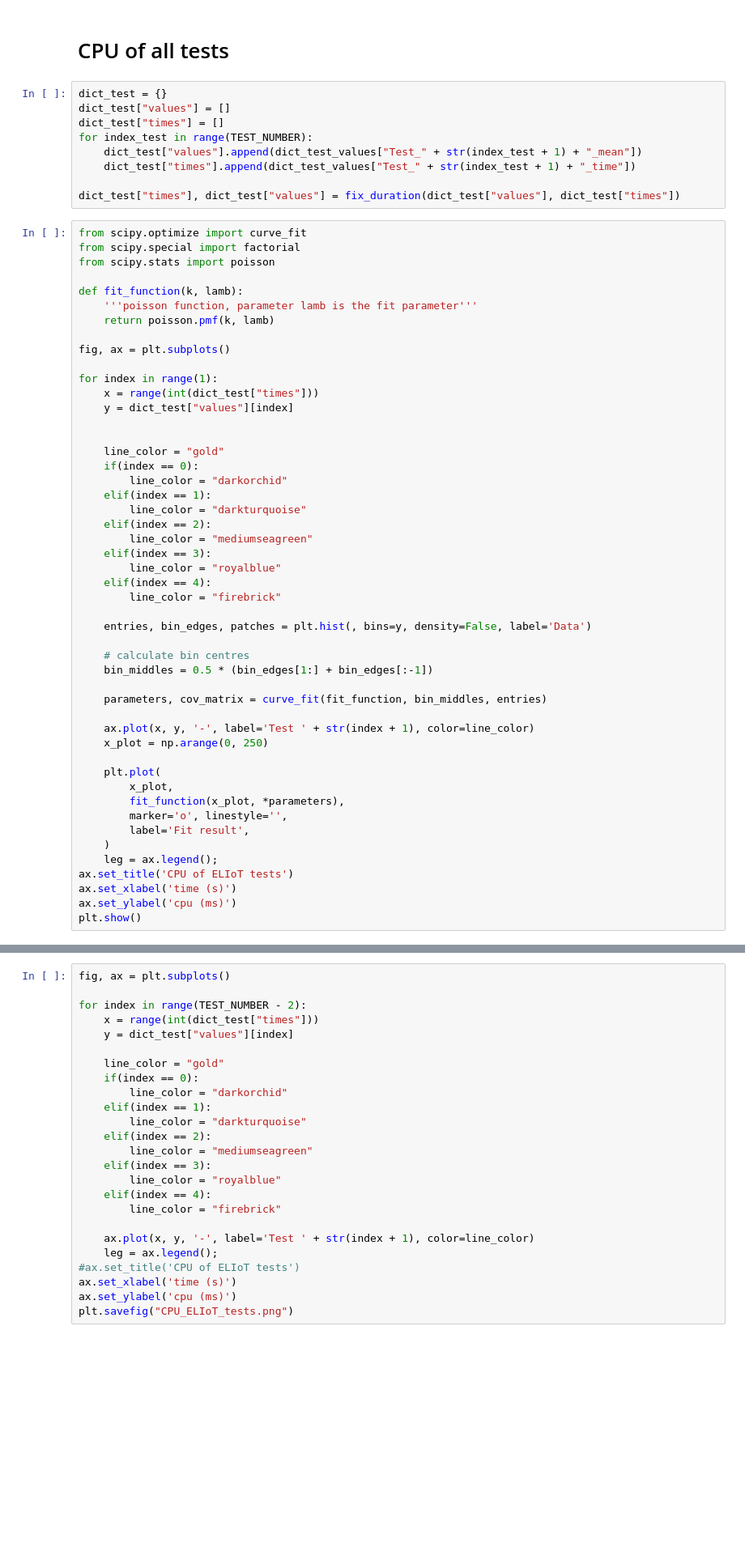
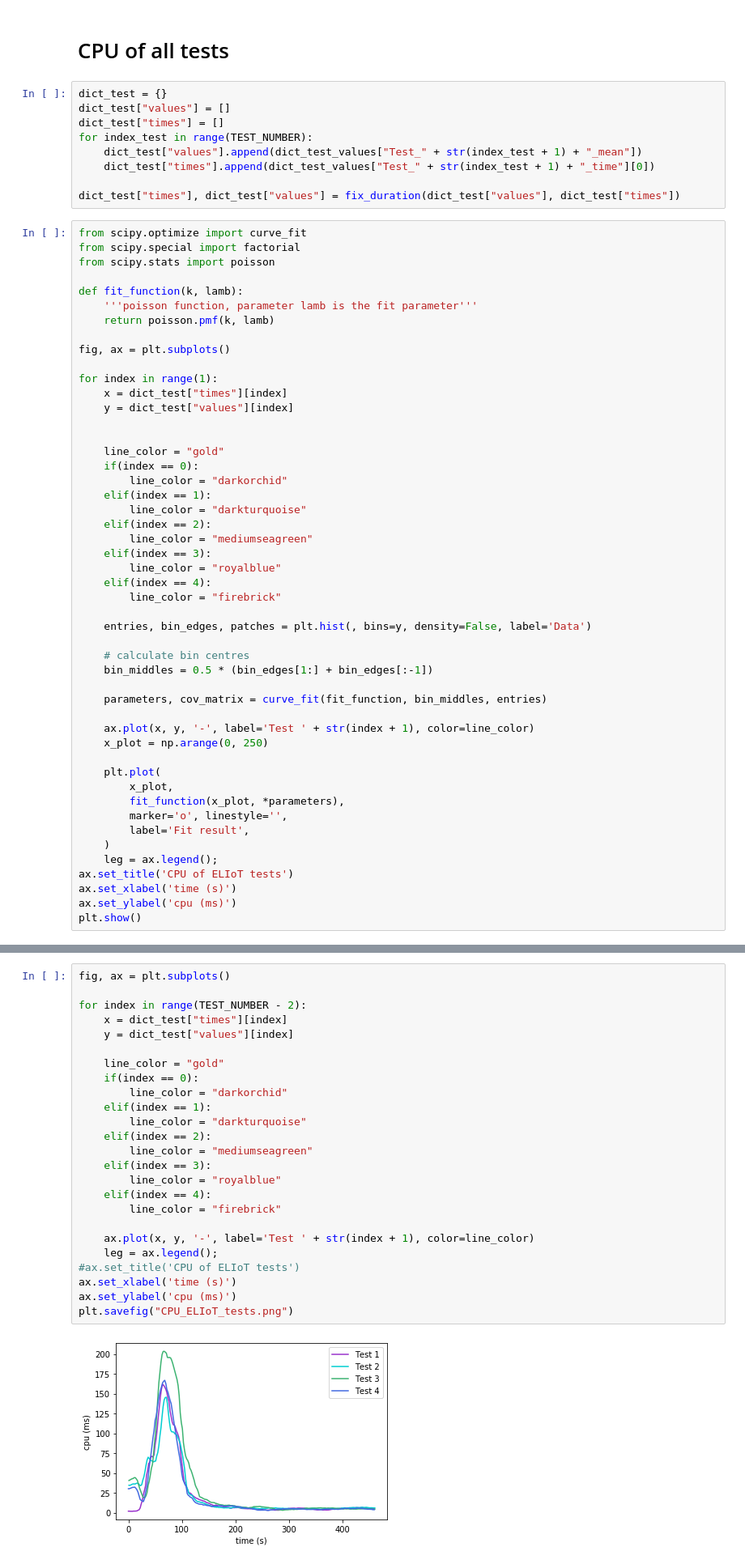
Before and after one commit to ricCap/ELIoT, a Jupyter notebook: stats/stats.ipynb, the cells around one changed output, grey strips where cells are left out. Shown: that part at 81% size. Saved outputs shown, nothing was run; the diff lists cells and outputs as text; blank space fills up the shorter version.

```diff
--- a/stats/stats.ipynb
+++ b/stats/stats.ipynb
@@ -842,7 +878,7 @@ dict_test["values"] = []
 dict_test["times"] = []
 for index_test in range(TEST_NUMBER):
     dict_test["values"].append(dict_test_values["Test_" + str(index_test + 1) + "_mean"])
-    dict_test["times"].append(dict_test_values["Test_" + str(index_test + 1) + "_time"])
+    dict_test["times"].append(dict_test_values["Test_" + str(index_test + 1) + "_time"][0])
 
 dict_test["times"], dict_test["values"] = fix_duration(dict_test["values"], dict_test["times"])
 # %%
@@ -857,7 +893,7 @@ def fit_function(k, lamb):
 fig, ax = plt.subplots()
 
 for index in range(1):
-    x = range(int(dict_test["times"]))
+    x = dict_test["times"][index]
     y = dict_test["values"][index]
 
 
@@ -939,28 +975,30 @@ plt.show()
 # %%
 fig, ax = plt.subplots()
 
 for index in range(TEST_NUMBER - 2):
-    x = range(int(dict_test["times"]))
+    x = dict_test["times"][index]
     y = dict_test["values"][index]
 
     line_color = "gold"
     if(index == 0):
         line_color = "darkorchid"
     elif(index == 1):
         line_color = "darkturquoise"
     elif(index == 2):
         line_color = "mediumseagreen"
     elif(index == 3):
         line_color = "royalblue"
     elif(index == 4):
         line_color = "firebrick"
 
     ax.plot(x, y, '-', label='Test ' + str(index + 1), color=line_color)
     leg = ax.legend();
 #ax.set_title('CPU of ELIoT tests')
 ax.set_xlabel('time (s)')
 ax.set_ylabel('cpu (ms)')
 plt.savefig("CPU_ELIoT_tests.png")
+# %% [output]
+[figure, added]
 # %%
 fig, ax = plt.subplots()
 for index in range(TEST_NUMBER):
```
Also changed, not shown: parts of 7 cells of this notebook.
